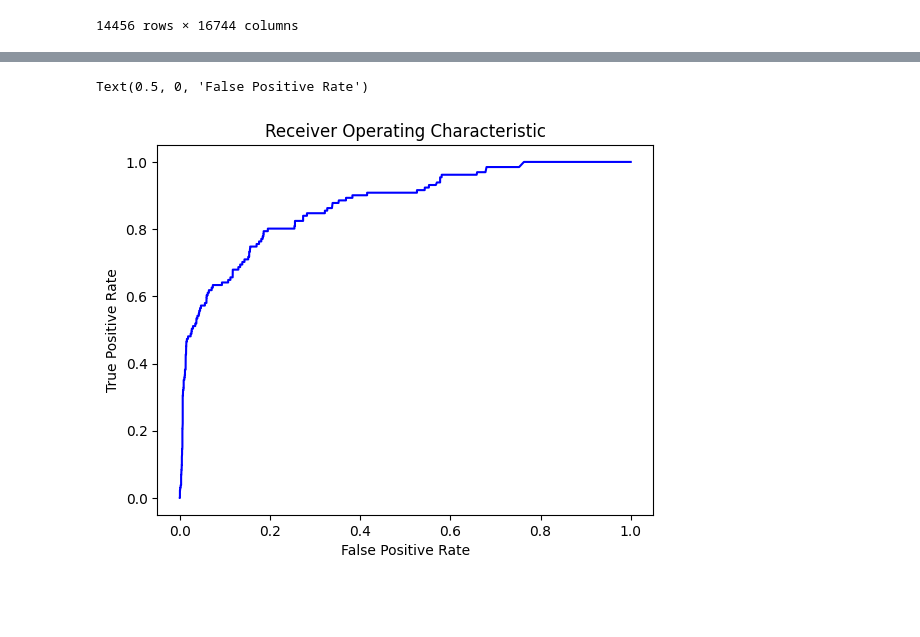
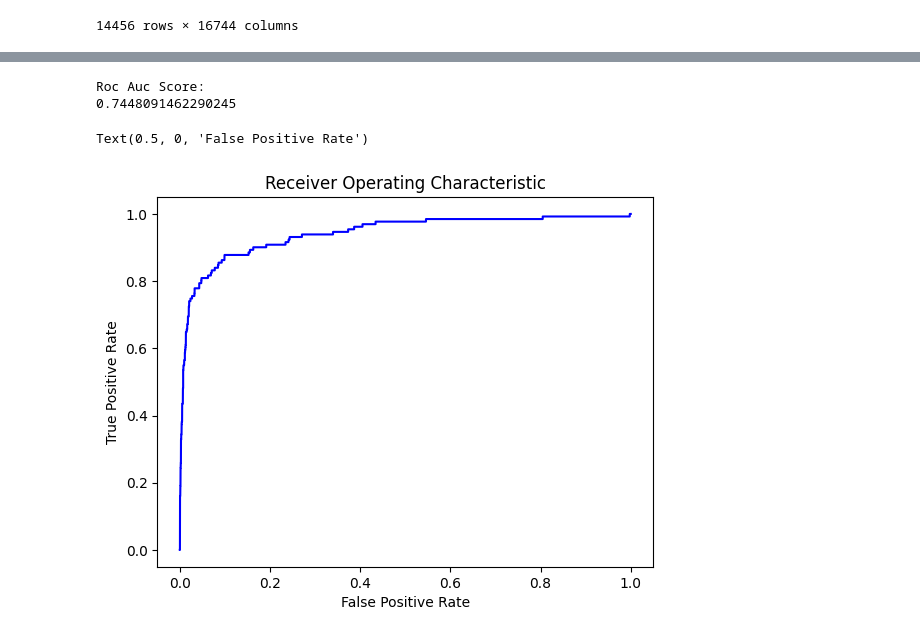
Before and after one commit to Zavodchane/samolet, a Jupyter notebook: samolet.ipynb, the cells around one changed output, grey strips where cells are left out. Cells and saved outputs as stored; diff of their text form; code cells hidden in the pictures; blank space fills up the shorter version.

Commit message:
Добавлен xgboost и сопутствующие блоки

```diff
--- a/samolet.ipynb
+++ b/samolet.ipynb
@@ -63,7 +63,7 @@ data_norm = pd.DataFrame(data_num_cols, columns=num_cols).join(data_ohe)
 y = train['target'].values
 X = data_norm[data_norm.columns[:-1]].values
 
-X_train, X_test, y_train, y_test = train_test_split(X, y, test_size = 0.3, random_state=62, stratify=y)
+X_train, X_test, y_train, y_test = train_test_split(X, y, test_size = 0.2, random_state=62, stratify=y)
 print(np.unique(y_train), np.unique(y_test))
 # %% [output]
 [0 1] [0 1]
@@ -107,0 +105,28 @@ Roc Auc Score: 0.5181329471166236
+# %%
+# XGBOOST EXECUTION
+
+import xgboost
+from sklearn.metrics import accuracy_score, classification_report, confusion_matrix
+
+DMatTrain = xgboost.DMatrix(X_train, y_train)
+DMatTest  = xgboost.DMatrix(X_test,  y_test )
+
+booster = xgboost.train(params={'max_depth' : 10, "objective" : "binary:logistic" }, dtrain=DMatTrain, evals=[ (DMatTrain, "train"), (DMatTest, "test") ])
+
+print("Train RMSE: ", booster.eval(DMatTrain))
+print("Test RMSE:  ", booster.eval(DMatTest ))
+
+train_preds = [1 if pred>0.5 else 0 for pred in booster.predict(data=DMatTrain)]
+test_preds  = [1 if pred>0.5 else 0 for pred in booster.predict(data=DMatTest )]
+
+print("\nTest  Accuracy : %.2f"%accuracy_score(y_test, test_preds))
+print("Train Accuracy : %.2f"%accuracy_score(y_train, train_preds))
+
+print("\nConfusion Matrix : ")
+print(confusion_matrix(y_test, test_preds))
+
+print("\nClassification Report : ")
+print(classification_report(y_test, test_preds))
+
+print("\nRoc Auc Score: ")
+print(roc_auc_score(y_test, test_preds))
@@ -107,0 +151,7 @@ Roc Auc Score: 0.5181329471166236
+# %%
+xgb_classifier = xgboost.XGBClassifier()
+
+xgb_classifier.fit(X_train, y_train, eval_set = [ (X_test, y_test) ], eval_metric = "auc", verbose = 10)
+
+print("Test  Accuracy Score : %.2f"%xgb_classifier.score(X_test, y_test))
+print("Train Accuracy Score : %.2f"%xgb_classifier.score(X_train, y_train))
@@ -108,14 +172,21 @@ Roc Auc Score: 0.5181329471166236
+# %%
+print("\nRoc Auc Score: ")
+test_preds = xgb_classifier.predict(X_test)
+print(roc_auc_score(y_test, test_preds))
+# %% [output]
+Roc Auc Score:
+0.7448091462290245
 # %%
-probs = cat.predict_proba(X_test)
+probs = xgb_classifier.predict_proba(X_test)
 preds = probs[:,1]
 fpr, tpr, threshold = metrics.roc_curve(y_test, preds)
 roc_auc = metrics.auc(fpr, tpr)
 # method I: plt
 import matplotlib.pyplot as plt
 plt.title('Receiver Operating Characteristic')
 plt.plot(fpr, tpr, 'b', label = 'AUC = %0.2f' % roc_auc)
 plt.ylabel('True Positive Rate')
 plt.xlabel('False Positive Rate')
 # %% [output]
 Text(0.5, 0, 'False Positive Rate')
-[figure, old version]
+[figure, new version]
```
Also changed, not shown: parts of 3 cells of this notebook.
